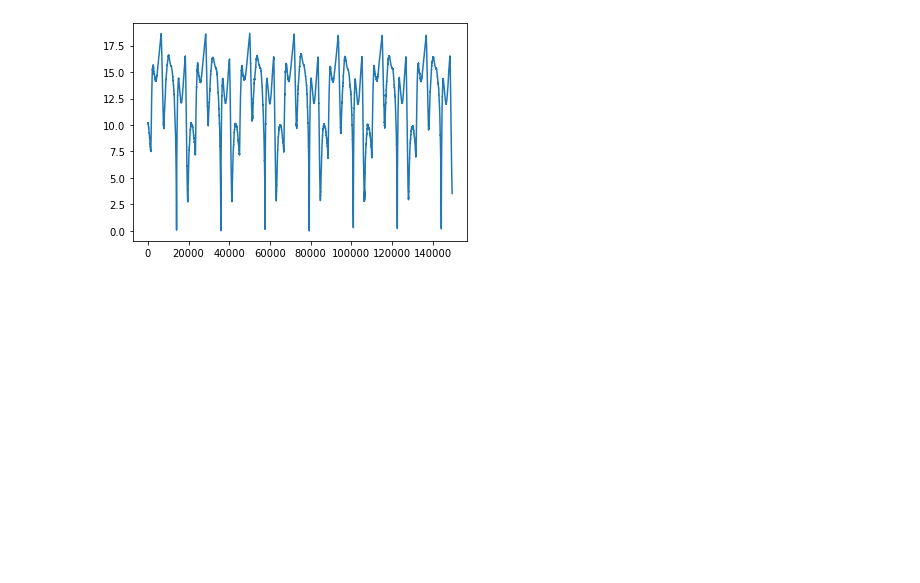
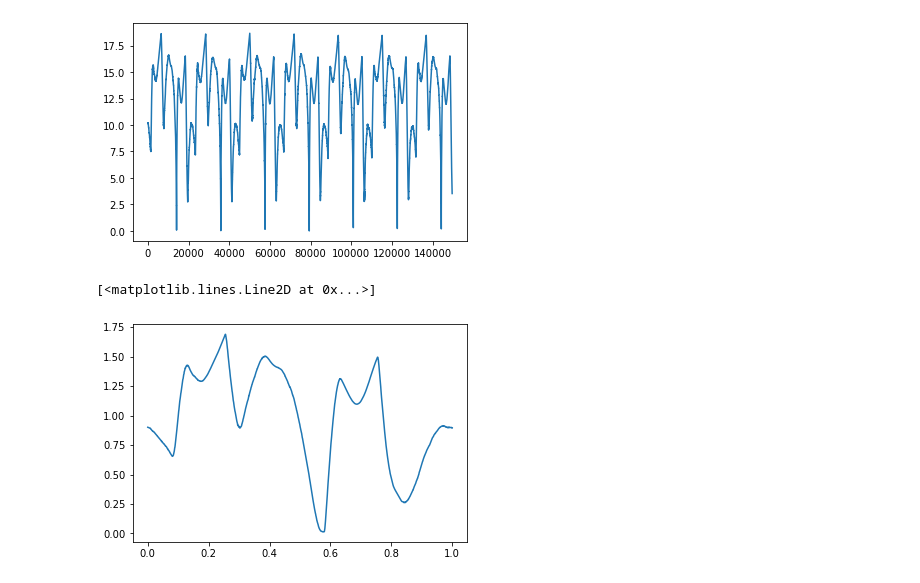
Before and after one commit to ge96rox/MLCMS05, a Jupyter notebook: task5.ipynb, the cells around one changed output. Saved outputs shown, nothing was run; the diff lists cells and outputs as text; code cells hidden in the pictures; blank space fills up the shorter version.

```diff
--- a/task5.ipynb
+++ b/task5.ipynb
@@ -74,9 +74,16 @@ for i in range(1, 10):
 # Task5.3
 # %%
 pca_space = proj[:,:3]
-v_field = arc_length_velocity(pca_space)
+
+dim_index = 1
+v_field, arc_function, v_field_o, arc_function_o = arc_length_velocity(pca_space, data, dim_index, delay)
 # %%
 plt.plot(v_field[:,0], v_field[:,1])
 # %% [output]
 [<matplotlib.lines.Line2D at 0x...>]
 [figure]
+# %%
+plt.plot(v_field_o[:,0], v_field_o[:,1])
+# %% [output]
+[<matplotlib.lines.Line2D at 0x...>]
+[figure, added]
```
Also changed, not shown: parts of 4 cells of this notebook, 1 other file.
